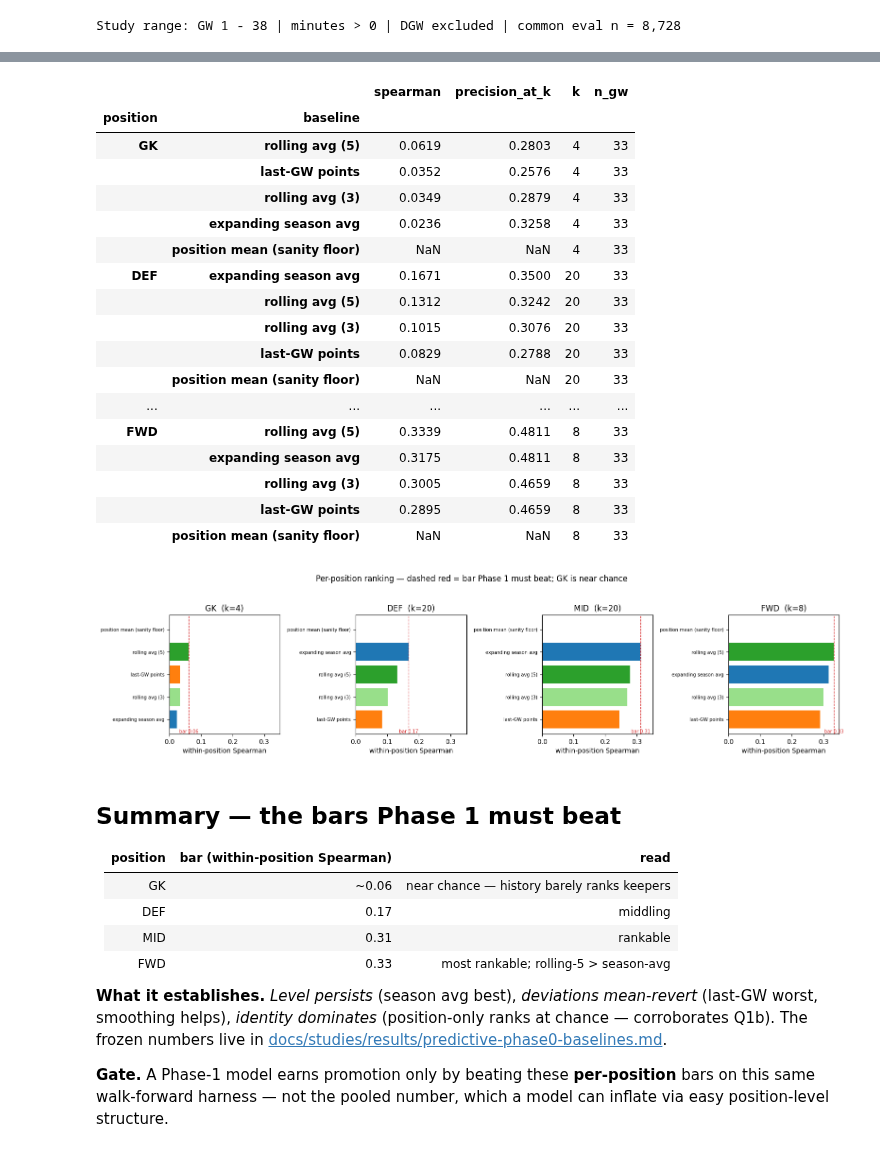
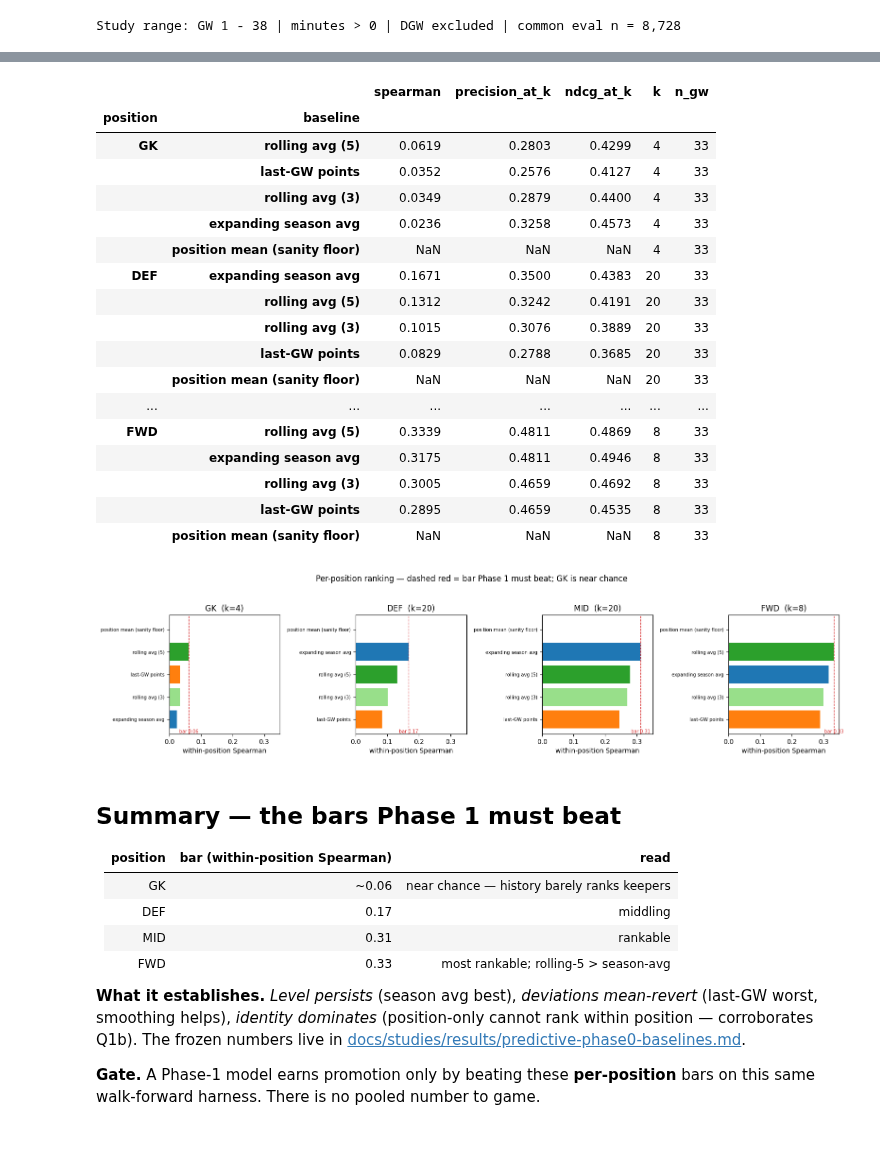
Before and after one commit to gisaf22/fpl-intelligence, a Jupyter notebook: model/eval/phase0_baselines.ipynb, the cells around one changed output, grey strips where cells are left out. Cells and saved outputs as stored; diff of their text form; code cells hidden in the pictures.

```diff
--- a/model/eval/phase0_baselines.ipynb
+++ b/model/eval/phase0_baselines.ipynb
@@ -36,9 +38,9 @@ except (MartNotBuiltError, MartSchemaError) as err:
     loaded = load_mart()
 mart = loaded.mart
 
-pooled = walk_forward_baselines(mart)
+summary = walk_forward_baselines(mart)
 by_pos = walk_forward_by_position(mart)
-print(f'Study range: GW 1 - {loaded.data_cutoff_gw} | minutes > 0 | DGW excluded | common eval n = {int(pooled["n"].iloc[0]):,}')
+print(f'Study range: GW 1 - {loaded.data_cutoff_gw} | minutes > 0 | DGW excluded | common eval n = {int(summary["n"].iloc[0]):,}')
 # %% [output]
 Study range: GW 1 - 38 | minutes > 0 | DGW excluded | common eval n = 8,728
 # %% [markdown]
@@ -47,17 +49,13 @@ Study range: GW 1 - 38 | minutes > 0 | DGW excluded | common eval n = 8,728
 # %%
-display(pooled.round(4))
+display(summary.round(4))
 
-order = pooled.sort_values('spearman_pos').index
-y = np.arange(len(order))
-fig, ax = plt.subplots(figsize=(9, 3.6))
-ax.barh(y - 0.2, pooled.loc[order, 'spearman_mean'], height=0.38, color='#c6dbef', label='spearman (pooled)')
-ax.barh(y + 0.2, pooled.loc[order, 'spearman_pos'], height=0.38,
-        color=[BASELINE_COLOUR[b] for b in order], label='spearman (within-position)')
-for i, b in enumerate(order):
-    p = pooled.loc[b, 'precision_at_k']
-    ax.text(0.002, i, f"  prec@20={p:.2f}", va='center', fontsize=7, color='#333')
-ax.set_yticks(y); ax.set_yticklabels(order, fontsize=8)
-ax.set_xlabel('Spearman rank correlation vs next-GW points'); ax.axvline(0, color='k', lw=0.5)
-ax.set_title('Pooled baseline ranking (higher = better)'); ax.legend(fontsize=7, loc='lower right')
+s = summary['spearman_pos'].dropna().sort_values()
+fig, ax = plt.subplots(figsize=(8, 3.0))
+ax.barh(np.arange(len(s)), s.values, color=[BASELINE_COLOUR[b] for b in s.index])
+for i, b in enumerate(s.index):
+    ax.text(s[b] + 0.002, i, f"{s[b]:.3f}  (mae {summary.loc[b,'mae']:.2f})", va='center', fontsize=7)
+ax.set_yticks(np.arange(len(s))); ax.set_yticklabels(s.index, fontsize=8)
+ax.set_xlabel('within-position Spearman (higher = better)'); ax.axvline(0, color='k', lw=0.5)
+ax.set_title('Baseline ranking, averaged within position')
 plt.tight_layout(); plt.show()
 # %% [output]
@@ -75,39 +73,38 @@ plt.tight_layout(); plt.show()
 # %%
 display(by_pos.round(4))
 
 fig, axes = plt.subplots(1, 4, figsize=(16, 3.8), sharex=True)
 for ax, pos in zip(axes, POSITIONS):
     sub = by_pos.xs(pos, level='position').sort_values('spearman')
     labels = sub.index
-    yy = np.arange(len(labels))
-    ax.barh(yy, sub['spearman'].fillna(0.0), color=[BASELINE_COLOUR[b] for b in labels])
+    ax.barh(np.arange(len(labels)), sub['spearman'].fillna(0.0), color=[BASELINE_COLOUR[b] for b in labels])
     best = sub['spearman'].max()
     ax.axvline(best, color='#d62728', ls='--', lw=0.9)
     ax.text(best, -0.6, f'bar {best:.2f}', color='#d62728', fontsize=7, ha='center')
-    ax.set_yticks(yy); ax.set_yticklabels(labels, fontsize=7)
+    ax.set_yticks(np.arange(len(labels))); ax.set_yticklabels(labels, fontsize=7)
     ax.set_title(f'{pos}  (k={int(sub["k"].iloc[0])})'); ax.axvline(0, color='k', lw=0.5)
     ax.set_xlabel('within-position Spearman')
 fig.suptitle('Per-position ranking — dashed red = bar Phase 1 must beat; GK is near chance', y=1.04)
 plt.tight_layout(); plt.show()
 # %% [output]
-|  |  | spearman | precision_at_k | k | n_gw |
-| position | baseline |  |  |  |  |
-| GK | rolling avg (5) | 0.0619 | 0.2803 | 4 | 33 |
-|  | last-GW points | 0.0352 | 0.2576 | 4 | 33 |
-|  | rolling avg (3) | 0.0349 | 0.2879 | 4 | 33 |
-|  | expanding season avg | 0.0236 | 0.3258 | 4 | 33 |
-|  | position mean (sanity floor) | NaN | NaN | 4 | 33 |
-| DEF | expanding season avg | 0.1671 | 0.3500 | 20 | 33 |
-|  | rolling avg (5) | 0.1312 | 0.3242 | 20 | 33 |
-|  | rolling avg (3) | 0.1015 | 0.3076 | 20 | 33 |
-|  | last-GW points | 0.0829 | 0.2788 | 20 | 33 |
-|  | position mean (sanity floor) | NaN | NaN | 20 | 33 |
-| ... | ... | ... | ... | ... | ... |
-| FWD | rolling avg (5) | 0.3339 | 0.4811 | 8 | 33 |
-|  | expanding season avg | 0.3175 | 0.4811 | 8 | 33 |
-|  | rolling avg (3) | 0.3005 | 0.4659 | 8 | 33 |
-|  | last-GW points | 0.2895 | 0.4659 | 8 | 33 |
-|  | position mean (sanity floor) | NaN | NaN | 8 | 33 |
+|  |  | spearman | precision_at_k | ndcg_at_k | k | n_gw |
+| position | baseline |  |  |  |  |  |
+| GK | rolling avg (5) | 0.0619 | 0.2803 | 0.4299 | 4 | 33 |
+|  | last-GW points | 0.0352 | 0.2576 | 0.4127 | 4 | 33 |
+|  | rolling avg (3) | 0.0349 | 0.2879 | 0.4400 | 4 | 33 |
+|  | expanding season avg | 0.0236 | 0.3258 | 0.4573 | 4 | 33 |
+|  | position mean (sanity floor) | NaN | NaN | NaN | 4 | 33 |
+| DEF | expanding season avg | 0.1671 | 0.3500 | 0.4383 | 20 | 33 |
+|  | rolling avg (5) | 0.1312 | 0.3242 | 0.4191 | 20 | 33 |
+|  | rolling avg (3) | 0.1015 | 0.3076 | 0.3889 | 20 | 33 |
+|  | last-GW points | 0.0829 | 0.2788 | 0.3685 | 20 | 33 |
+|  | position mean (sanity floor) | NaN | NaN | NaN | 20 | 33 |
+| ... | ... | ... | ... | ... | ... | ... |
+| FWD | rolling avg (5) | 0.3339 | 0.4811 | 0.4869 | 8 | 33 |
+|  | expanding season avg | 0.3175 | 0.4811 | 0.4946 | 8 | 33 |
+|  | rolling avg (3) | 0.3005 | 0.4659 | 0.4692 | 8 | 33 |
+|  | last-GW points | 0.2895 | 0.4659 | 0.4535 | 8 | 33 |
+|  | position mean (sanity floor) | NaN | NaN | NaN | 8 | 33 |
 [figure]
 # %% [markdown]
 ## Summary — the bars Phase 1 must beat
@@ -119,6 +116,6 @@ plt.tight_layout(); plt.show()
 | MID | 0.31 | rankable |
 | FWD | 0.33 | most rankable; rolling-5 > season-avg |
 
-**What it establishes.** *Level persists* (season avg best), *deviations mean-revert* (last-GW worst, smoothing helps), *identity dominates* (position-only ranks at chance — corroborates Q1b). The frozen numbers live in [docs/studies/results/predictive-phase0-baselines.md](../../docs/studies/results/predictive-phase0-baselines.md).
+**What it establishes.** *Level persists* (season avg best), *deviations mean-revert* (last-GW worst, smoothing helps), *identity dominates* (position-only cannot rank within position — corroborates Q1b). The frozen numbers live in [docs/studies/results/predictive-phase0-baselines.md](../../docs/studies/results/predictive-phase0-baselines.md).
 
-**Gate.** A Phase-1 model earns promotion only by beating these **per-position** bars on this same walk-forward harness — not the pooled number, which a model can inflate via easy position-level structure.
+**Gate.** A Phase-1 model earns promotion only by beating these **per-position** bars on this same walk-forward harness. There is no pooled number to game.
```
Also changed, not shown: parts of 5 cells of this notebook, 3 other files.
